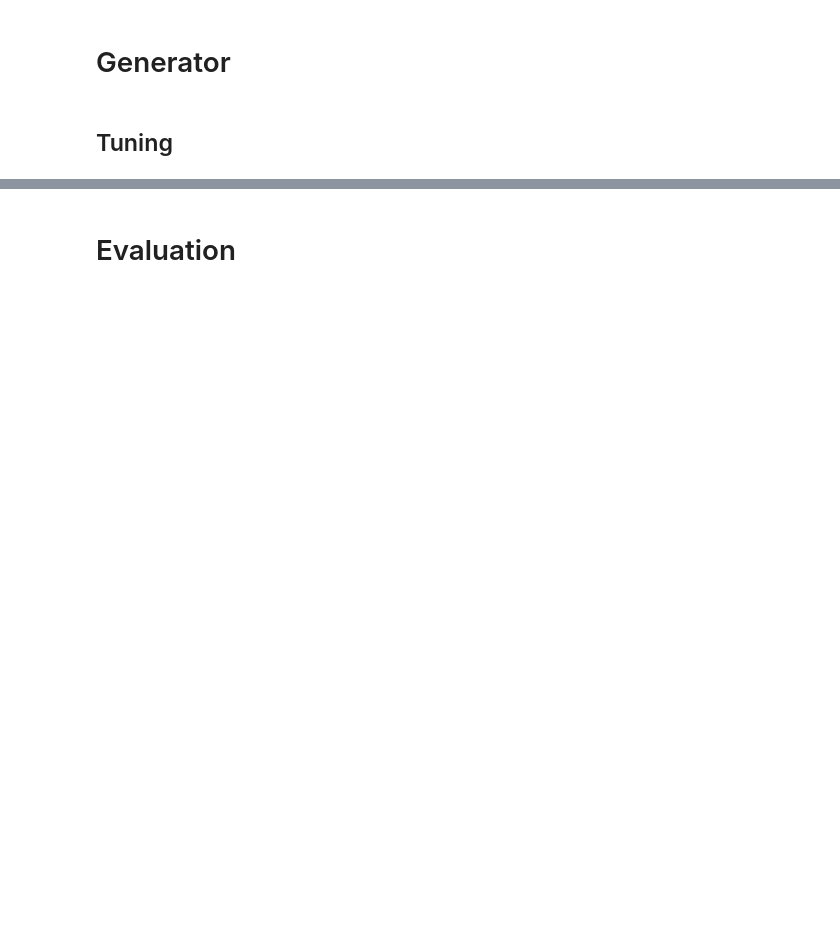
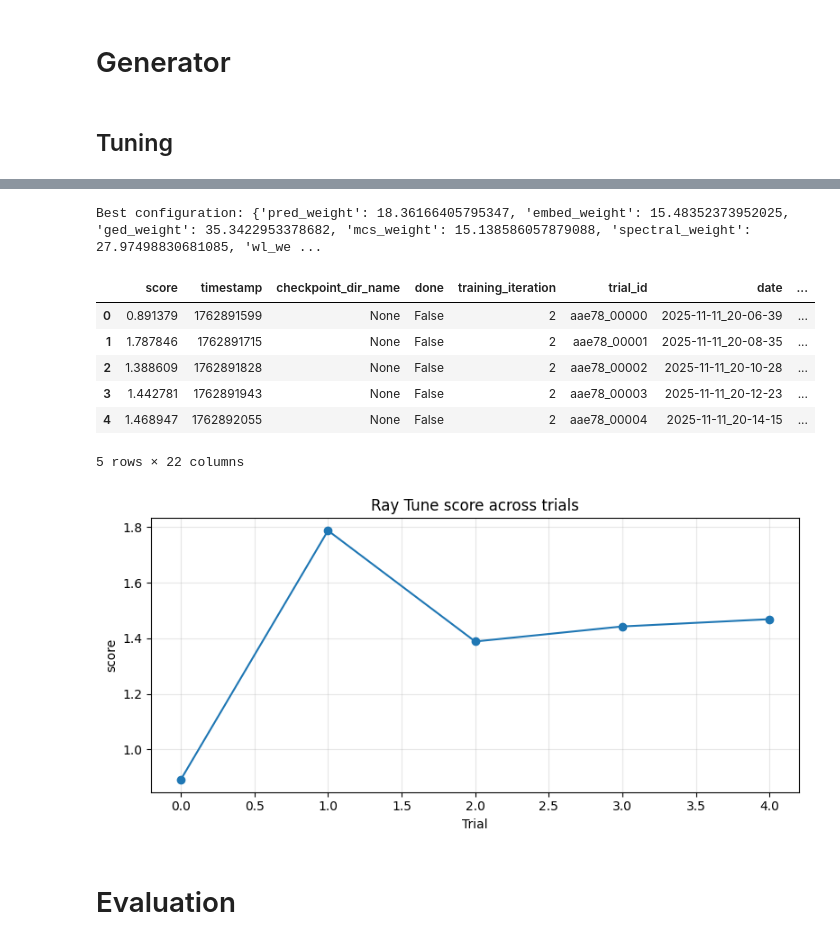
Before and after one commit to Tiny-Quant/GNN-EGG, a Jupyter notebook: revisions/Generic_Results_Notebook.ipynb, the cells around one changed output, grey strips where cells are left out. Cells and saved outputs as stored; diff of their text form; code cells hidden in the pictures; blank space fills up the shorter version.

Commit message:
Generic_Results_Notebook complete!

```diff
--- a/revisions/Generic_Results_Notebook.ipynb
+++ b/revisions/Generic_Results_Notebook.ipynb
@@ -257,13 +275,21 @@ def train_generator(
     example.y = torch.tensor(cls_idx).float()
 
     return example
-# %%
-gen_samples = 2
-
-graphs_0 = []
-graphs_1 = []
-for i in range(gen_samples):
-    graphs_0.append(train_generator(0, data, mean_embeds, explainee))
-    graphs_1.append(train_generator(1, data, mean_embeds, explainee))
 # %% [markdown]
 ## Tuning
+# %%
+import ray
+from ray import tune
+from ray import air
+from ray.tune import ExperimentAnalysis
+ray.shutdown()
+ray.init(
+    runtime_env={
+        "py_modules": ["/repo/revisions/new_src"]
+    },
+    num_gpus=1
+)
+
+data_ref = ray.put(data)
+mean_embeds_ref = ray.put(mean_embeds)
+cls_split_ref = ray.put(data.split_by_class())
@@ -270,2 +511,29 @@ for i in range(gen_samples):
+# %%
+best_config = tune_results.get_best_result().config
+print("Best configuration:", best_config)
+
+df = tune_results.get_dataframe()
+display(df)
+
+df_sorted = df.reset_index(drop=True)
+
+plt.figure(figsize=(8, 4))
+plt.plot(df_sorted.index.to_numpy(), df_sorted["score"].to_numpy(), marker="o")
+plt.xlabel("Trial")
+plt.ylabel("score")
+plt.title("Ray Tune score across trials")
+plt.grid(True, alpha=0.3)
+plt.tight_layout()
+plt.show()
+# %% [output]
+Best configuration: {'pred_weight': 18.36166405795347, 'embed_weight': 15.48352373952025, 'ged_weight': 35.3422953378682, 'mcs_weight': 15.138586057879088, 'spectral_weight': 27.97498830681085, 'wl_we ...
+|  | score | timestamp | checkpoint_dir_name | done | training_iteration | trial_id | date | ... |
+| 0 | 0.891379 | 1762891599 | None | False | 2 | aae78_00000 | 2025-11-11_20-06-39 | ... |
+| 1 | 1.787846 | 1762891715 | None | False | 2 | aae78_00001 | 2025-11-11_20-08-35 | ... |
+| 2 | 1.388609 | 1762891828 | None | False | 2 | aae78_00002 | 2025-11-11_20-10-28 | ... |
+| 3 | 1.442781 | 1762891943 | None | False | 2 | aae78_00003 | 2025-11-11_20-12-23 | ... |
+| 4 | 1.468947 | 1762892055 | None | False | 2 | aae78_00004 | 2025-11-11_20-14-15 | ... |
+5 rows × 22 columns
+[figure, added]
 # %% [markdown]
 # Evaluation
```
Also changed, not shown: parts of 16 cells of this notebook, 1 other file.
